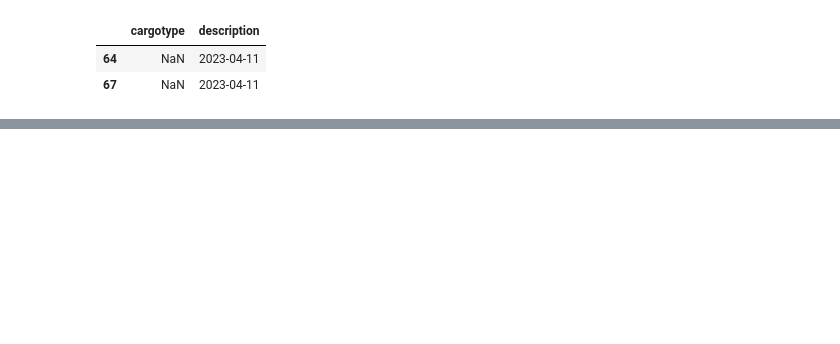
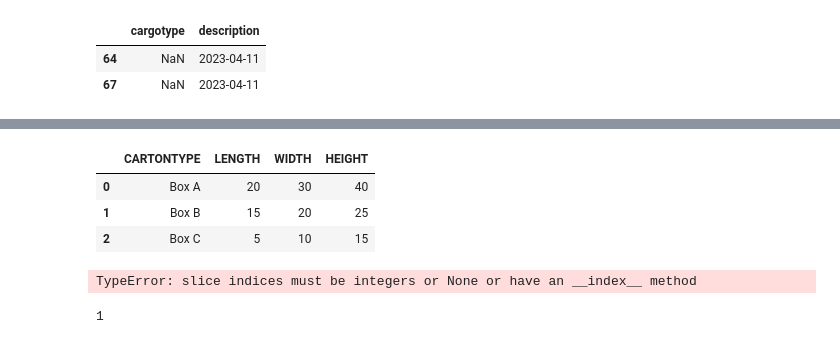
Before and after one commit to johnmcv761/Ya_hackaton_package_choose, a Jupyter notebook: base.ipynb, the cells around one changed output, grey strips where cells are left out. Cells and saved outputs as stored; diff of their text form; code cells hidden in the pictures; blank space fills up the shorter version.

```diff
--- a/base.ipynb
+++ b/base.ipynb
@@ -32,0 +318,12 @@ cargotype_info = cargotype_info.drop_duplicates()
+# %%
+pd.DataFrame({
+    'CARTONTYPE': ['Box A', 'Box B', 'Box C'],
+    'LENGTH': [20, 15, 5],
+    'WIDTH': [30, 20, 10],
+    'HEIGHT': [40, 25, 15]
+}) # размер
+# %% [output]
+|  | CARTONTYPE | LENGTH | WIDTH | HEIGHT |
+| 0 | Box A | 20 | 30 | 40 |
+| 1 | Box B | 15 | 20 | 25 |
+| 2 | Box C | 5 | 10 | 15 |
@@ -32,0 +348,4 @@ cargotype_info = cargotype_info.drop_duplicates()
+# %%
+bricks[:i] + bricks[i+1:]
+# %% [output]
+TypeError: slice indices must be integers or None or have an __index__ method
@@ -32,0 +354,40 @@ cargotype_info = cargotype_info.drop_duplicates()
+# %%
+import itertools
+
+def get_brick_sizes(brick):
+    return max(brick), sorted(brick)[1], sorted(brick)[0]
+
+bricks = [(10, 20, 30), (50, 10, 15), (100, 189090090, 10)]
+boxes = [(5, 5, 50), (40, 40, 40), (300, 300, 300)]
+
+found_sizes = {}
+for box_num, box in enumerate(boxes):
+    for permutation in itertools.permutations(bricks):
+        height = 0
+        width = 0
+        length = 0
+        for brick in permutation:
+            b_height, b_width, b_length = get_brick_sizes(brick)
+            if length >= box[0]:
+                continue
+            if width >= box[1]:
+                continue
+            if height + b_height > box[2]:
+                continue
+            height += b_height
+            if height > length:
+                length = height
+            else:
+                width += b_width
+        if length <= box[0] and width <= box[1] and height <= box[2]:
+            found_sizes[box_num] = length * width * height
+            break
+
+if not found_sizes:
+    print("None")
+else:
+    min_size = min(found_sizes.values())
+    min_box = [k for k, v in found_sizes.items() if v == min_size][0]
+    print(min_box)
+# %% [output]
+1
```
Also changed, not shown: parts of 33 cells of this notebook.
